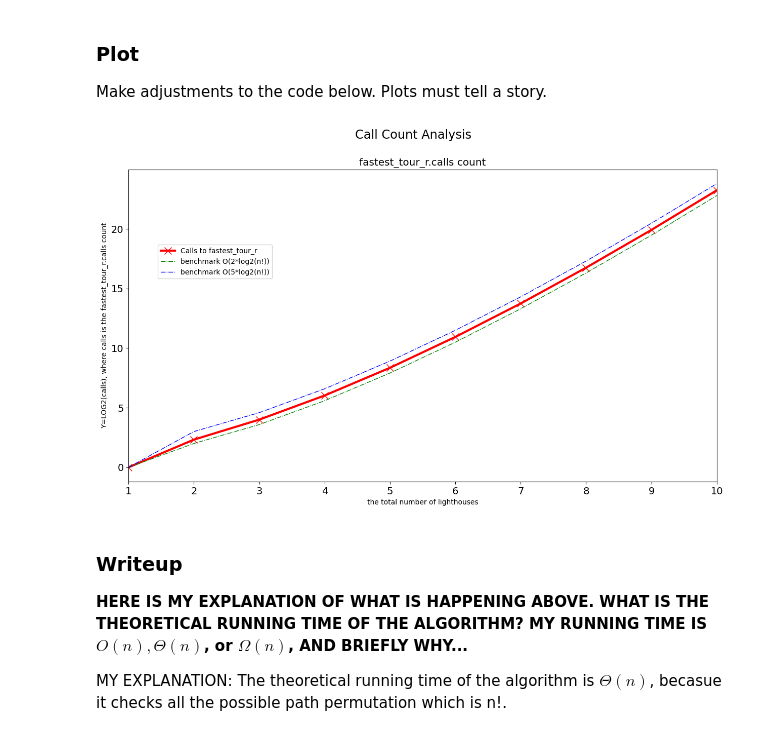
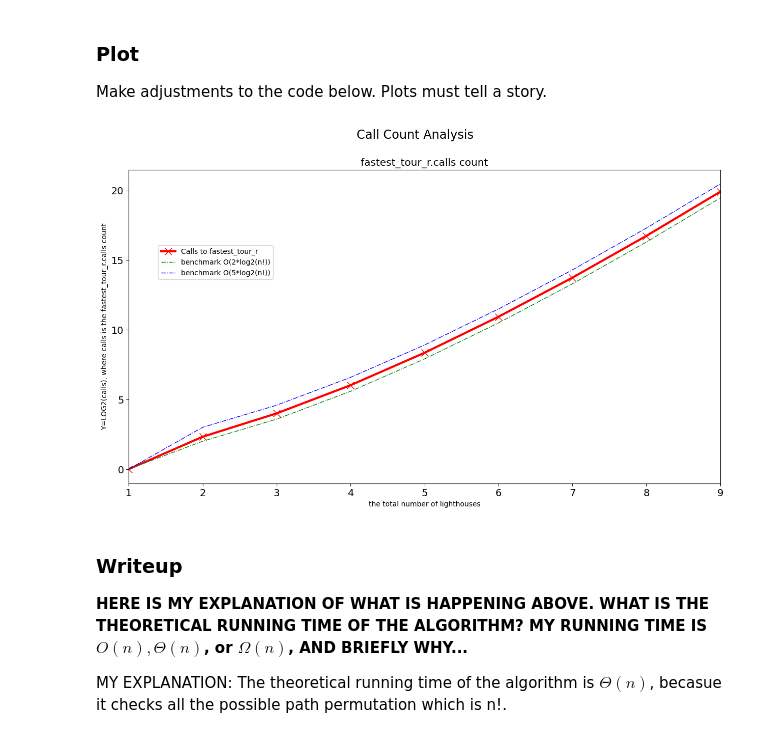
Before and after one commit to daz005/jhu_foundations-of-algorithms, a Jupyter notebook: ZhuAssignment2.ipynb, the cells around one changed output. Drawn from its saved outputs; the diff is of its cells as text; code cells hidden in the pictures.

```diff
--- a/ZhuAssignment2.ipynb
+++ b/ZhuAssignment2.ipynb
@@ -465,35 +465,35 @@ from math import pow
 from math import log2
 from math import factorial
 
 # Let myruncounts[i] be count of calls for POINT array of size i
-myruncounts = generatedata(11) #[0.8*x**1.9 for x in range(100)] # your data here
+myruncounts = generatedata(10) #[0.8*x**1.9 for x in range(100)] # your data here
 
 # benchmark data set generation
 yTestVals1 = [0,] # linear for O(n)
 yTestVals2 = [0,] # quadratic for O(n^2)
 yTestVals3 = [0,] # n*log(n) for O(nlog(n))
 yTestVals4 = [0,] # 5*n*log(n) for O(nlog(n))
 
 # generate bench mark data for O(n), O(n^2), O(nlog(n)), O(10*nlog(n)), and O(n!)
 for i in range(2, len(myruncounts)+1):
     yTestVals1.append(log2(2*factorial(i)))
     yTestVals2.append(log2(4*factorial(i)))
 
 # %matplotlib inline
 import matplotlib.pyplot as plt
 plt.rcParams['figure.figsize'] = [15,8]
 fig, (ax1) = plt.subplots(1, 1)
 ax1.set_xlim([1, len(myruncounts)])
 fig.suptitle('Call Count Analysis', size="xx-large")
 ax1.set_title('fastest_tour_r.calls count', size="x-large")
 ax1.plot(range(1,len(myruncounts)+1), myruncounts, "rx-", markersize=10, linewidth=3, label="Calls to fastest_tour_r")
 ax1.plot(range(1,len(myruncounts)+1), yTestVals1, "g^-.", markersize=0, linewidth=1, label="benchmark O(2*log2(n!))")
 ax1.plot(range(1,len(myruncounts)+1), yTestVals2, "b^-.", markersize=0, linewidth=1, label="benchmark O(5*log2(n!))")
 ax1.set(xlabel = 'the total number of lighthouses', ylabel = 'Y=LOG2(calls), where calls is the fastest_tour_r.calls count')
 ax1.legend(loc=(0.05,0.65), scatterpoints=1)
 ax1.tick_params(axis="both", which="major", labelsize=14)
 # %% [output]
-[figure, old version]
+[figure, new version]
 # %% [markdown]
 ### Writeup
 **HERE IS MY EXPLANATION OF WHAT IS HAPPENING ABOVE.  WHAT IS THE THEORETICAL RUNNING TIME OF THE ALGORITHM? MY RUNNING TIME IS $O(n), \Theta(n)$, or  $\Omega(n)$, AND BRIEFLY WHY...**
```
Also changed, not shown: parts of 4 cells of this notebook.
